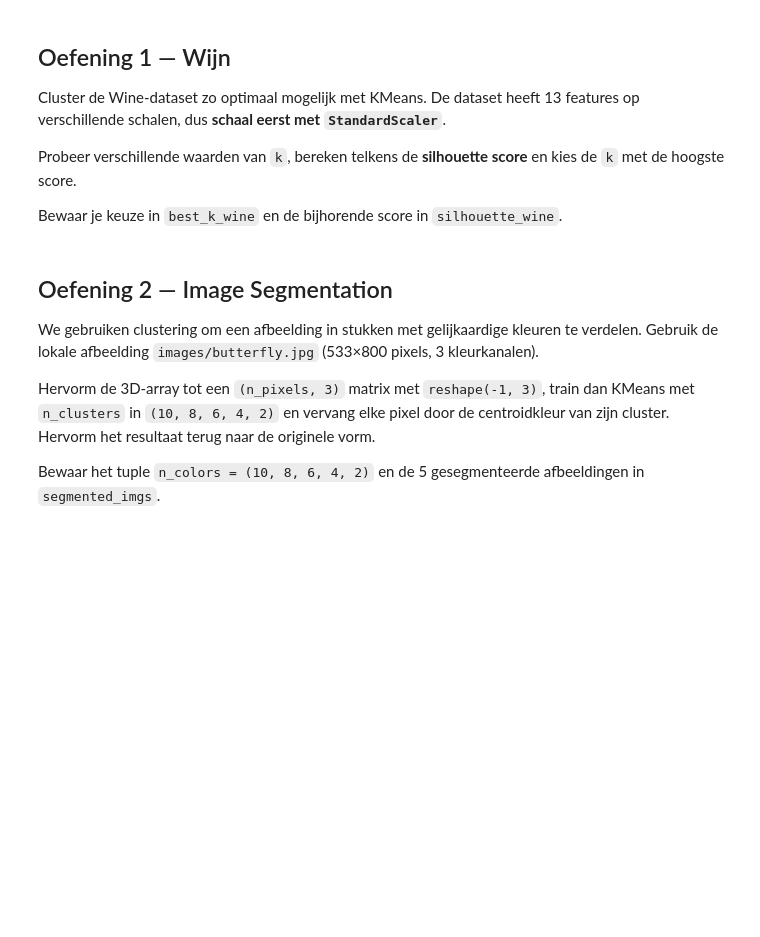
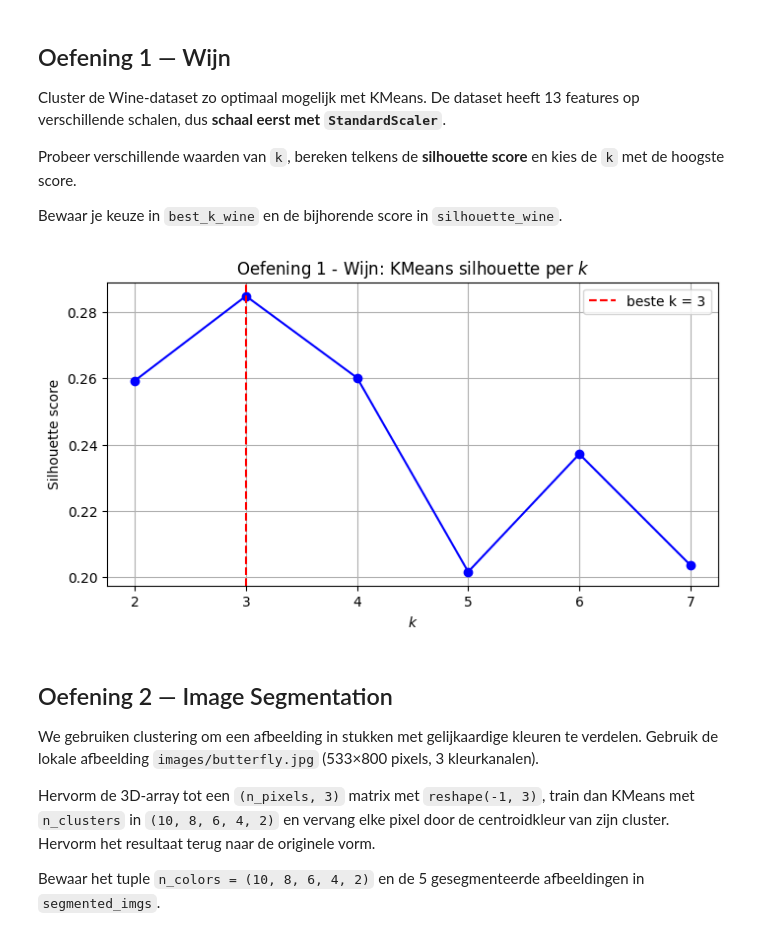
Before and after one commit to s169856/ML-Algo-student, a Jupyter notebook: exercises_with_checks/week06/kmeans_dbscan_checkpoint_opgave.ipynb, the cells around one changed output. Drawn from its saved outputs; the diff is of its cells as text; code cells hidden in the pictures; blank space fills up the shorter version.

Commit message:
Oef1 Kmeans

```diff
--- a/exercises_with_checks/week06/kmeans_dbscan_checkpoint_opgave.ipynb
+++ b/exercises_with_checks/week06/kmeans_dbscan_checkpoint_opgave.ipynb
@@ -44,7 +44,40 @@ data_scaled = scaler.fit_transform(data)
 # %%
 # TODO: bereken voor elke k in range(2, 8) de silhouette score (KMeans met
 # random_state=42, n_init=10). Bewaar de k met de hoogste score in best_k_wine
 # en die score in silhouette_wine.
+
+import matplotlib.pyplot as plt
+
+k_range_wine = list(range(2, 8))
+
+best_k_wine = None
+best_sil_score = -1
+sil_scores = []
+
+for k in k_range_wine:
+    kmeans = KMeans(n_clusters= k, random_state=42, n_init=10)
+    kmeans.fit(data_scaled)
+
+    sil = silhouette_score(data_scaled, kmeans.labels_)
+    sil_scores.append(sil)
+
+    if sil > best_sil_score:
+         best_k_wine = k
+         best_sil_score = sil
+
+    sil_score = best_sil_score
+
+plt.figure(figsize=(8, 4))
+plt.plot(k_range_wine, sil_scores, 'bo-')
+plt.axvline(best_k_wine, color='red', linestyle='--', label=f'beste k = {best_k_wine}')
+plt.xlabel('$k$')
+plt.ylabel('Silhouette score')
+plt.title('Oefening 1 - Wijn: KMeans silhouette per $k$')
+plt.grid()
+plt.legend()
+plt.show()
+# %% [output]
+[figure, added]
 # %% [markdown]
 ## Oefening 2 — Image Segmentation
 
```
Also changed, not shown: 1 other file.
